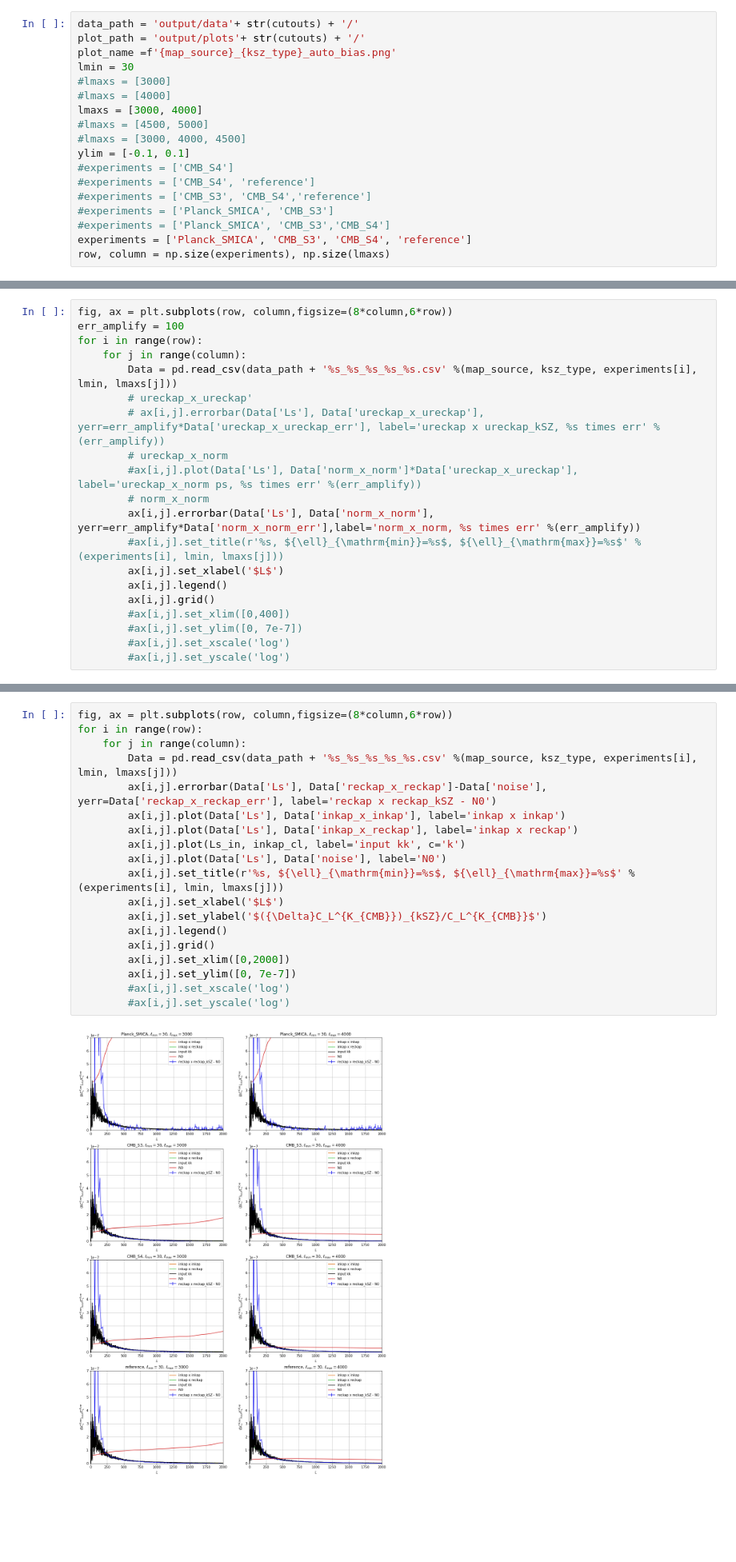
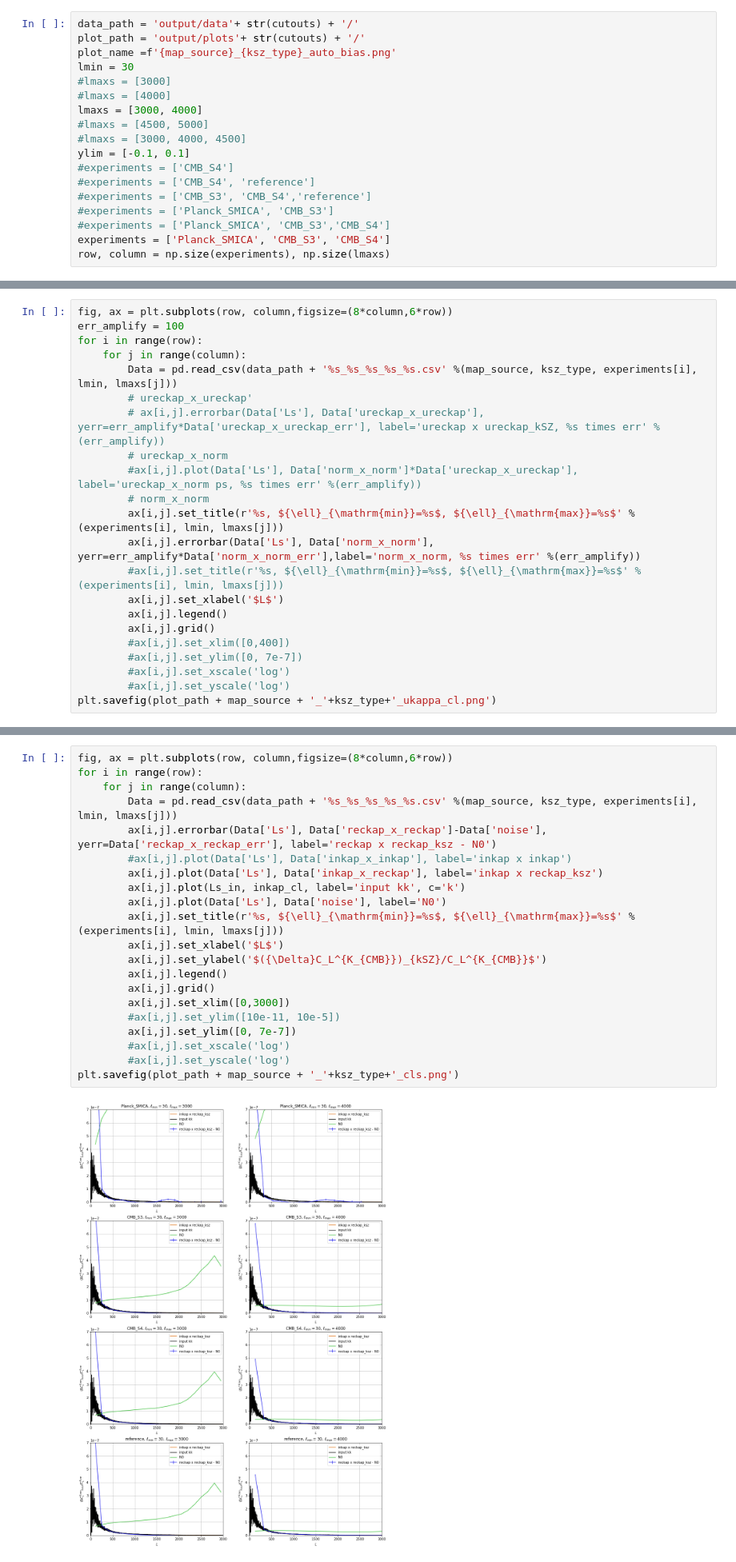
Before and after one commit to catketchup/new_reion-lens, a Jupyter notebook: plot.ipynb, the cells around one changed output, grey strips where cells are left out. Shown at 80% size. Saved outputs shown, nothing was run; the diff lists cells and outputs as text; blank space fills up the shorter version.

```diff
--- a/plot.ipynb
+++ b/plot.ipynb
@@ -39,7 +39,7 @@ ylim = [-0.1, 0.1]
 #experiments = ['CMB_S3', 'CMB_S4','reference']
 #experiments = ['Planck_SMICA', 'CMB_S3']
 #experiments = ['Planck_SMICA', 'CMB_S3','CMB_S4']
-experiments = ['Planck_SMICA', 'CMB_S3', 'CMB_S4', 'reference']
+experiments = ['Planck_SMICA', 'CMB_S3', 'CMB_S4']
 row, column = np.size(experiments), np.size(lmaxs)
 # %%
 # input kappa powerspectrum:
@@ -135,6 +135,7 @@ for i in range(row):
         # ureckap_x_norm
         #ax[i,j].plot(Data['Ls'], Data['norm_x_norm']*Data['ureckap_x_ureckap'], label='ureckap_x_norm ps, %s times err' %(err_amplify))
         # norm_x_norm
+        ax[i,j].set_title(r'%s, ${\ell}_{\mathrm{min}}=%s$, ${\ell}_{\mathrm{max}}=%s$' %(experiments[i], lmin, lmaxs[j]))
         ax[i,j].errorbar(Data['Ls'], Data['norm_x_norm'], yerr=err_amplify*Data['norm_x_norm_err'],label='norm_x_norm, %s times err' %(err_amplify))
         #ax[i,j].set_title(r'%s, ${\ell}_{\mathrm{min}}=%s$, ${\ell}_{\mathrm{max}}=%s$' %(experiments[i], lmin, lmaxs[j]))
         ax[i,j].set_xlabel('$L$')
@@ -144,4 +145,5 @@ for i in range(row):
         #ax[i,j].set_ylim([0, 7e-7])
         #ax[i,j].set_xscale('log')
         #ax[i,j].set_yscale('log')
+plt.savefig(plot_path + map_source + '_'+ksz_type+'_ukappa_cl.png')
 # %% [output]
@@ -149,24 +151,26 @@ for i in range(row):
 # %%
 fig, ax = plt.subplots(row, column,figsize=(8*column,6*row))
 for i in range(row):
     for j in range(column):
         Data = pd.read_csv(data_path + '%s_%s_%s_%s_%s.csv' %(map_source, ksz_type, experiments[i], lmin, lmaxs[j]))
-        ax[i,j].errorbar(Data['Ls'], Data['reckap_x_reckap']-Data['noise'], yerr=Data['reckap_x_reckap_err'], label='reckap x reckap_kSZ - N0')
-        ax[i,j].plot(Data['Ls'], Data['inkap_x_inkap'], label='inkap x inkap')
-        ax[i,j].plot(Data['Ls'], Data['inkap_x_reckap'], label='inkap x reckap')
+        ax[i,j].errorbar(Data['Ls'], Data['reckap_x_reckap']-Data['noise'], yerr=Data['reckap_x_reckap_err'], label='reckap x reckap_ksz - N0')
+        #ax[i,j].plot(Data['Ls'], Data['inkap_x_inkap'], label='inkap x inkap')
+        ax[i,j].plot(Data['Ls'], Data['inkap_x_reckap'], label='inkap x reckap_ksz')
         ax[i,j].plot(Ls_in, inkap_cl, label='input kk', c='k')
         ax[i,j].plot(Data['Ls'], Data['noise'], label='N0')
         ax[i,j].set_title(r'%s, ${\ell}_{\mathrm{min}}=%s$, ${\ell}_{\mathrm{max}}=%s$' %(experiments[i], lmin, lmaxs[j]))
         ax[i,j].set_xlabel('$L$')
         ax[i,j].set_ylabel('$({\Delta}C_L^{K_{CMB}})_{kSZ}/C_L^{K_{CMB}}$')
         ax[i,j].legend()
         ax[i,j].grid()
-        ax[i,j].set_xlim([0,2000])
+        ax[i,j].set_xlim([0,3000])
+        #ax[i,j].set_ylim([10e-11, 10e-5])
         ax[i,j].set_ylim([0, 7e-7])
         #ax[i,j].set_xscale('log')
         #ax[i,j].set_yscale('log')
+plt.savefig(plot_path + map_source + '_'+ksz_type+'_cls.png')
 # %% [output]
-[figure, old version]
+[figure, new version]
 # %%
 bin_ells = np.arange(20, 5000, 1)
 ind_smooth = tools.bin_smooth(bin_ells, ind_cl[bin_ells], 1)
```
Also changed, not shown: parts of 8 cells of this notebook, 16 other files.
